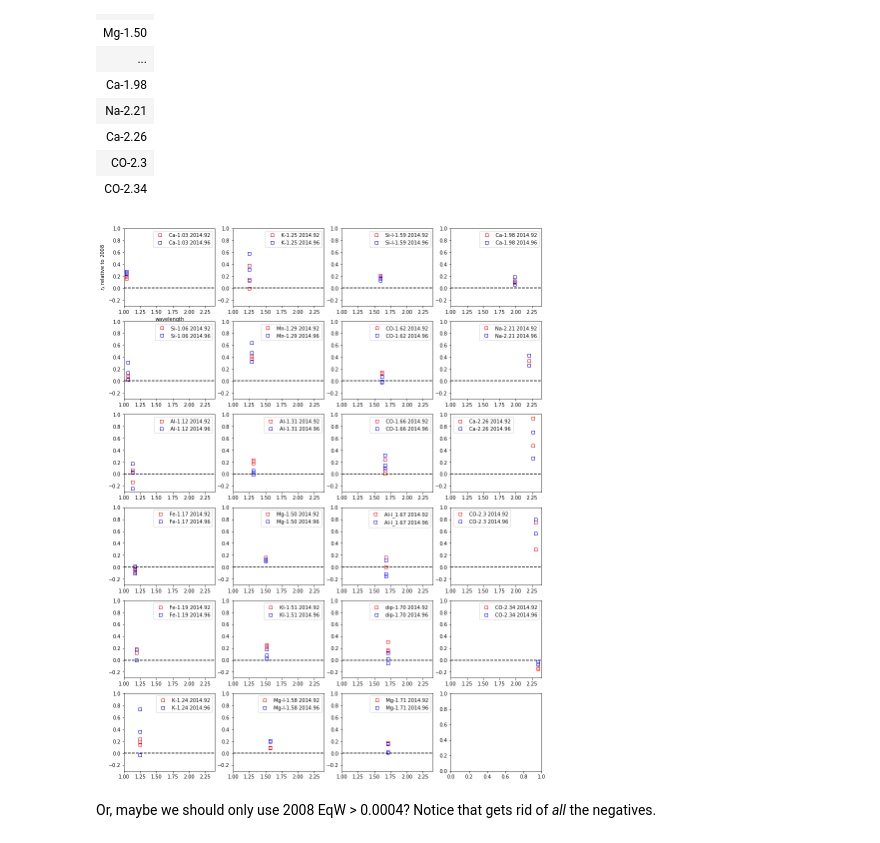
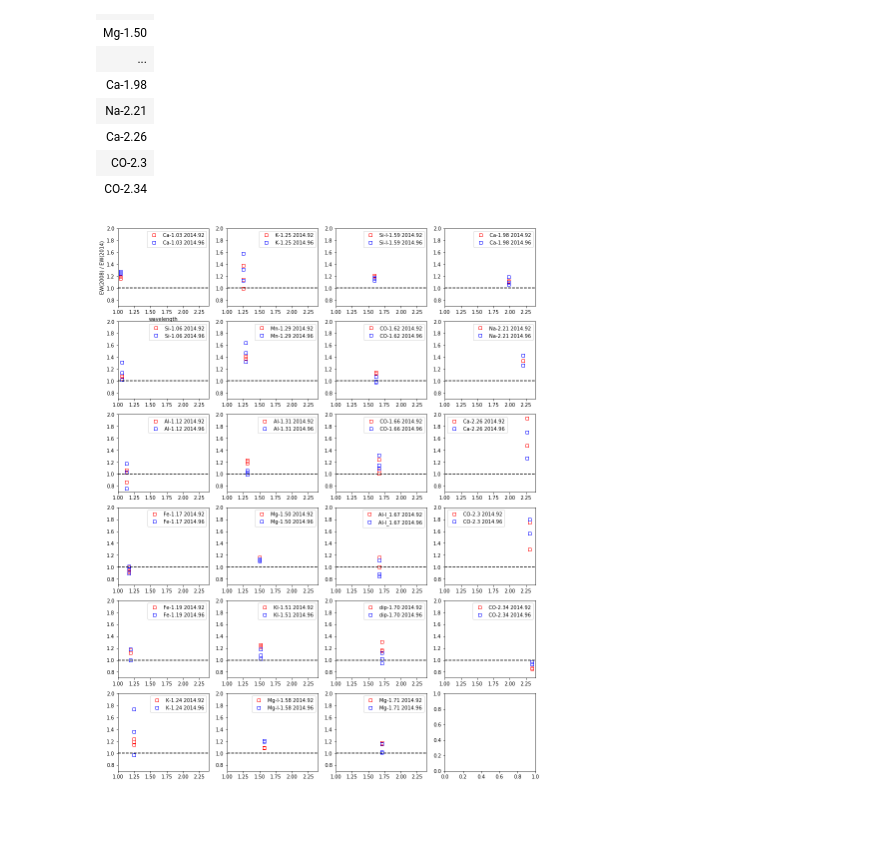
Before and after one commit to krislars/AA_Tau_Covey, a Jupyter notebook: AATau veiling.ipynb, the cells around one changed output. Cells and saved outputs as stored; diff of their text form; code cells hidden in the pictures; blank space fills up the shorter version.

```diff
--- a/AATau veiling.ipynb
+++ b/AATau veiling.ipynb
@@ -142,13 +122,13 @@ t1['LineLambda'][t1['Epoch']==date]
 # %%
-fig,ax=plt.subplots(5,1,figsize=(5,20))
-i=0
-for date in [2006,2008,2012,2014.92,2014.96]:
-    ax[i].plot(t1['LineLambda'][t1['Epoch']==date],t1['EqW'][t1['Epoch']==date],'rs',fillstyle='none',label='file1')
-    ax[i].plot(t2['LineLambda'][t2['Epoch']==date],t2['EqW'][t2['Epoch']==date],'bo',fillstyle='none',label='file2')
-    ax[i].plot(t3['LineLambda'][t3['Epoch']==date],t3['EqW'][t3['Epoch']==date],'g^',fillstyle='none',label='file3')
-    ax[i].set_title(date)
-    ax[i].set_ylabel('EW')
-    ax[i].set_ylim(0,0.0014)
-    i+=1
-ax[0].legend()
-fig.show()
+# fig,ax=plt.subplots(5,1,figsize=(5,20))
+# i=0
+# for date in [2006,2008,2012,2014.92,2014.96]:
+#     ax[i].plot(t1['LineLambda'][t1['Epoch']==date],t1['EqW'][t1['Epoch']==date],'rs',fillstyle='none',label='file1')
+#     ax[i].plot(t2['LineLambda'][t2['Epoch']==date],t2['EqW'][t2['Epoch']==date],'bo',fillstyle='none',label='file2')
+#     ax[i].plot(t3['LineLambda'][t3['Epoch']==date],t3['EqW'][t3['Epoch']==date],'g^',fillstyle='none',label='file3')
+#     ax[i].set_title(date)
+#     ax[i].set_ylabel('EW')
+#     ax[i].set_ylim(0,0.0014)
+#     i+=1
+# ax[0].legend()
+# fig.show()
@@ -167,3 +145,7 @@ t2008=t[t['Epoch']==2008]
 # %%
 r2014a=t2008['EqW']/t2014a['EqW']-1
 r2014b=t2008['EqW']/t2014b['EqW']-1
+# %%
+#better:
+EWratio_a=t2008['EqW']/t2014a['EqW']
+EWratio_b=t2008['EqW']/t2014b['EqW']
@@ -278,26 +265,24 @@ lines
 # %%
 fig,axs=plt.subplots(6,4,figsize=(15,20))
 
 for j in range(4):
 
     for i in range(6):
 
         if (i+j*6<23):
 
-            axs[i,j].plot(t2008['LineLambda'][t2008['LineName']==lines[i+j*6]],r2014a[t2008['LineName']==lines[i+j*6]],
+            axs[i,j].plot(t2008['LineLambda'][t2008['LineName']==lines[i+j*6]],EWratio_a[t2008['LineName']==lines[i+j*6]],
                           'rs',fillstyle='none',label=lines[i+j*6]+' 2014.92')
-            axs[i,j].plot(t2008['LineLambda'][t2008['LineName']==lines[i+j*6]],r2014b[t2008['LineName']==lines[i+j*6]],
+            axs[i,j].plot(t2008['LineLambda'][t2008['LineName']==lines[i+j*6]],EWratio_b[t2008['LineName']==lines[i+j*6]],
                           'bs',fillstyle='none',label=lines[i+j*6]+' 2014.96')
             axs[i,j].set_xlim(1,2.4)
-            axs[i,j].set_ylim(-0.3,1.0)
-            axs[i,j].plot([1,2.4],[0,0],'--k')
+            axs[i,j].set_ylim(0.7,2.0)
+            axs[i,j].plot([1,2.4],[1,1],'--k')
             axs[i,j].legend()
 
-axs[0,0].set_ylabel('$r_\lambda$ relative to 2008')
+axs[0,0].set_ylabel('EW(2008) / EW(2014)')
 axs[0,0].set_xlabel('wavelength')
 
 plt.show()
 # %% [output]
-[figure, old version]
+[figure, new version]
-# %% [markdown]
-Or, maybe we should only use 2008 EqW > 0.0004?  Notice that gets rid of *all* the negatives.
```
Also changed, not shown: parts of 34 cells of this notebook.
